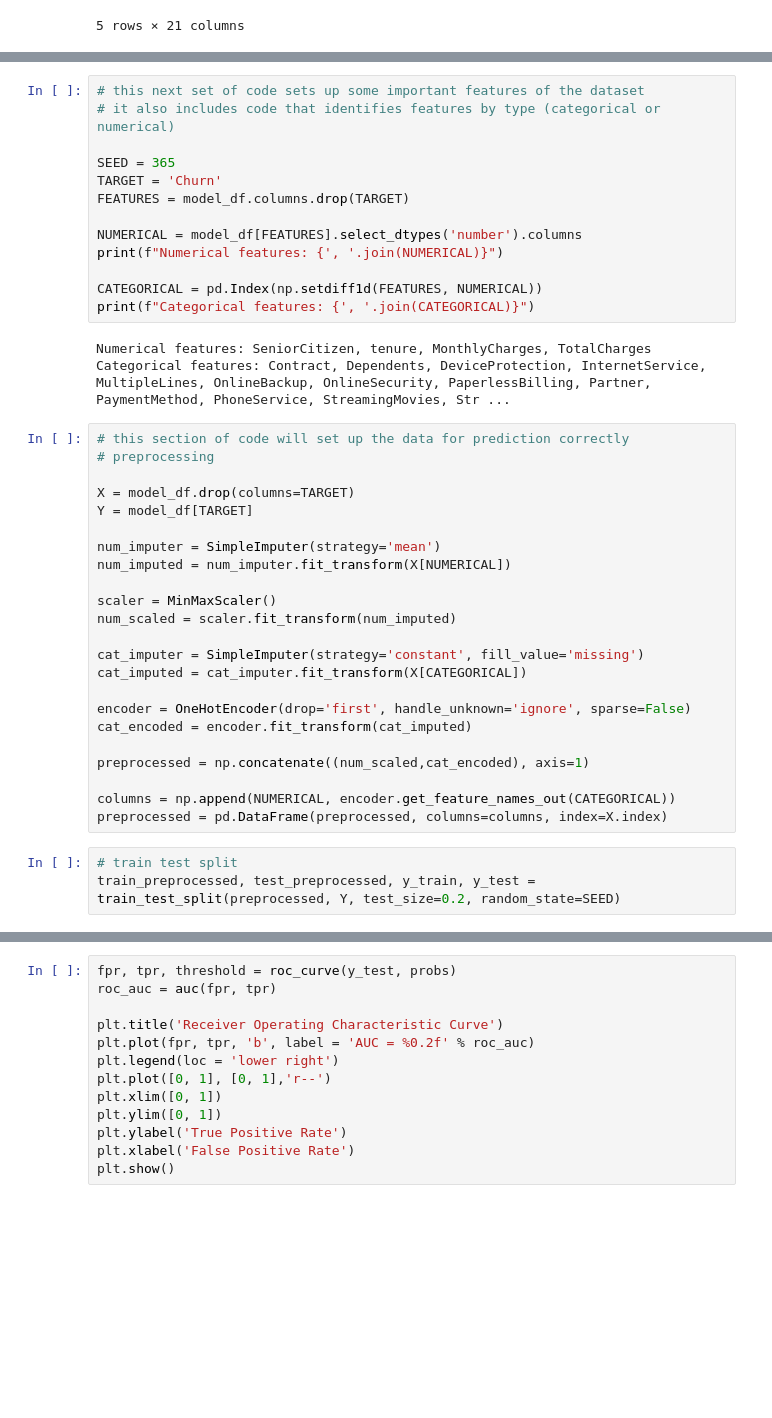
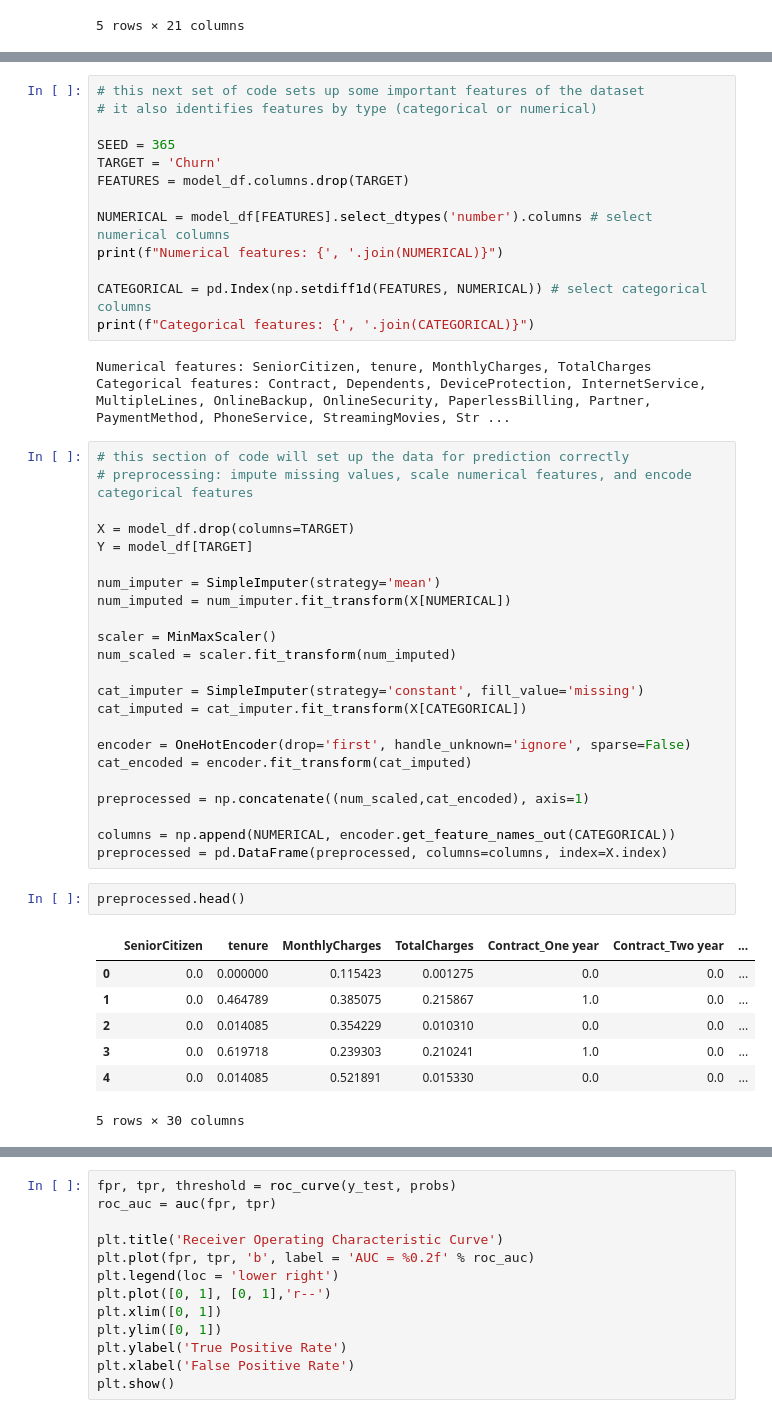
Before and after one commit to mingzhang-yin/MAR6669, a Jupyter notebook: 2-Logistic regression/ Customer Churn_min.ipynb, the cells around one changed output, grey strips where cells are left out. Saved outputs shown, nothing was run; the diff lists cells and outputs as text; blank space fills up the shorter version.

```diff
--- a/2-Logistic regression/ Customer Churn_min.ipynb
+++ b/2-Logistic regression/ Customer Churn_min.ipynb
@@ -39,22 +40,22 @@ model_df['Churn'] = model_df['Churn'].apply(lambda x: 1 if x == 'Yes' else 0)
 # %%
 # this next set of code sets up some important features of the dataset
-# it also includes code that identifies features by type (categorical or numerical)
+# it also identifies features by type (categorical or numerical)
 
 SEED = 365
 TARGET = 'Churn'
 FEATURES = model_df.columns.drop(TARGET)
 
-NUMERICAL = model_df[FEATURES].select_dtypes('number').columns
+NUMERICAL = model_df[FEATURES].select_dtypes('number').columns # select numerical columns
 print(f"Numerical features: {', '.join(NUMERICAL)}")
 
-CATEGORICAL = pd.Index(np.setdiff1d(FEATURES, NUMERICAL))
+CATEGORICAL = pd.Index(np.setdiff1d(FEATURES, NUMERICAL)) # select categorical columns
 print(f"Categorical features: {', '.join(CATEGORICAL)}")
 # %% [output]
 Numerical features: SeniorCitizen, tenure, MonthlyCharges, TotalCharges
 Categorical features: Contract, Dependents, DeviceProtection, InternetService, MultipleLines, OnlineBackup, OnlineSecurity, PaperlessBilling, Partner, PaymentMethod, PhoneService, StreamingMovies, Str ...
 # %%
 # this section of code will set up the data for prediction correctly
-# preprocessing
+# preprocessing: impute missing values, scale numerical features, and encode categorical features
 
 X = model_df.drop(columns=TARGET)
 Y = model_df[TARGET]
@@ -75,7 +76,14 @@ preprocessed = np.concatenate((num_scaled,cat_encoded), axis=1)
 
 columns = np.append(NUMERICAL, encoder.get_feature_names_out(CATEGORICAL))
 preprocessed = pd.DataFrame(preprocessed, columns=columns, index=X.index)
-# %%
-# train test split
-train_preprocessed, test_preprocessed, y_train, y_test = train_test_split(preprocessed, Y, test_size=0.2, random_state=SEED)
+# %%
+preprocessed.head()
+# %% [output]
+|  | SeniorCitizen | tenure | MonthlyCharges | TotalCharges | Contract_One year | Contract_Two year | ... |
+| 0 | 0.0 | 0.000000 | 0.115423 | 0.001275 | 0.0 | 0.0 | ... |
+| 1 | 0.0 | 0.464789 | 0.385075 | 0.215867 | 1.0 | 0.0 | ... |
+| 2 | 0.0 | 0.014085 | 0.354229 | 0.010310 | 0.0 | 0.0 | ... |
+| 3 | 0.0 | 0.619718 | 0.239303 | 0.210241 | 1.0 | 0.0 | ... |
+| 4 | 0.0 | 0.014085 | 0.521891 | 0.015330 | 0.0 | 0.0 | ... |
+5 rows × 30 columns
 # %%
```
Also changed, not shown: parts of 8 cells of this notebook.
